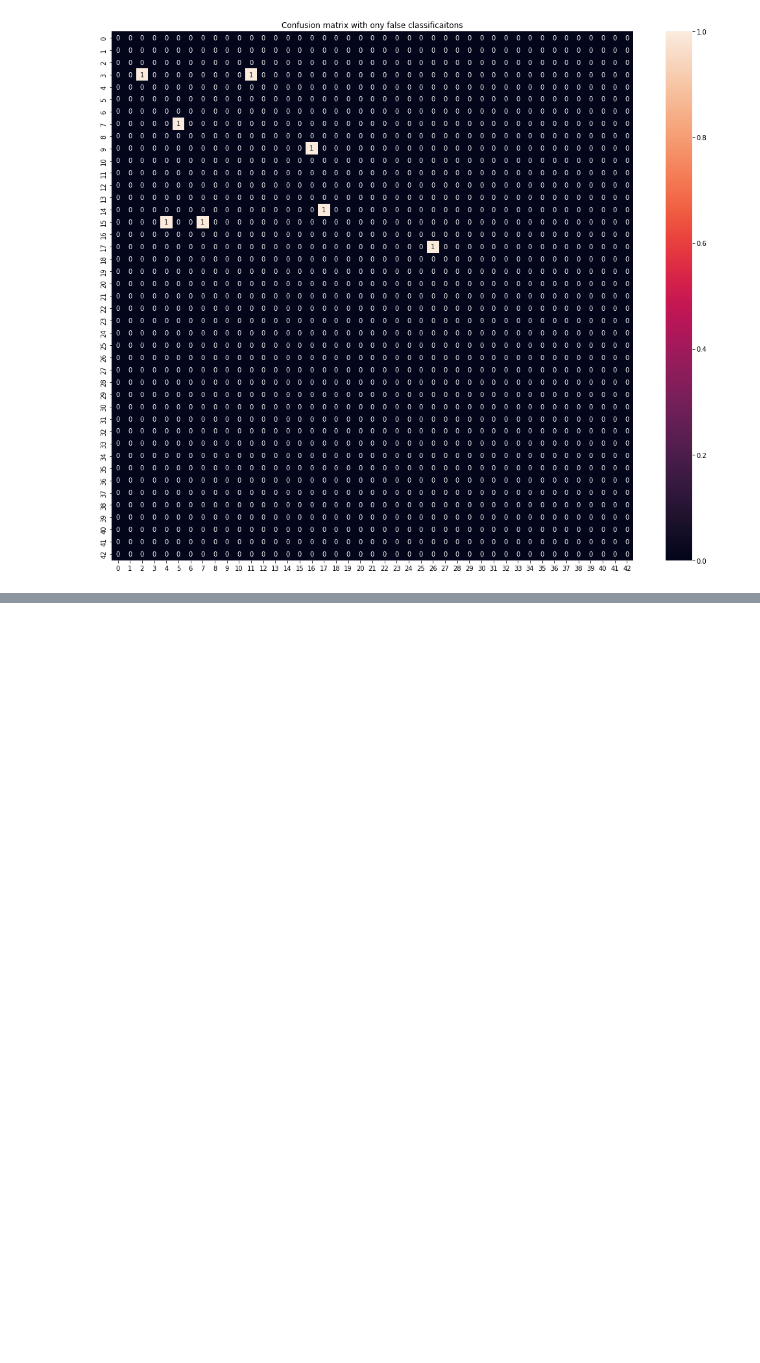
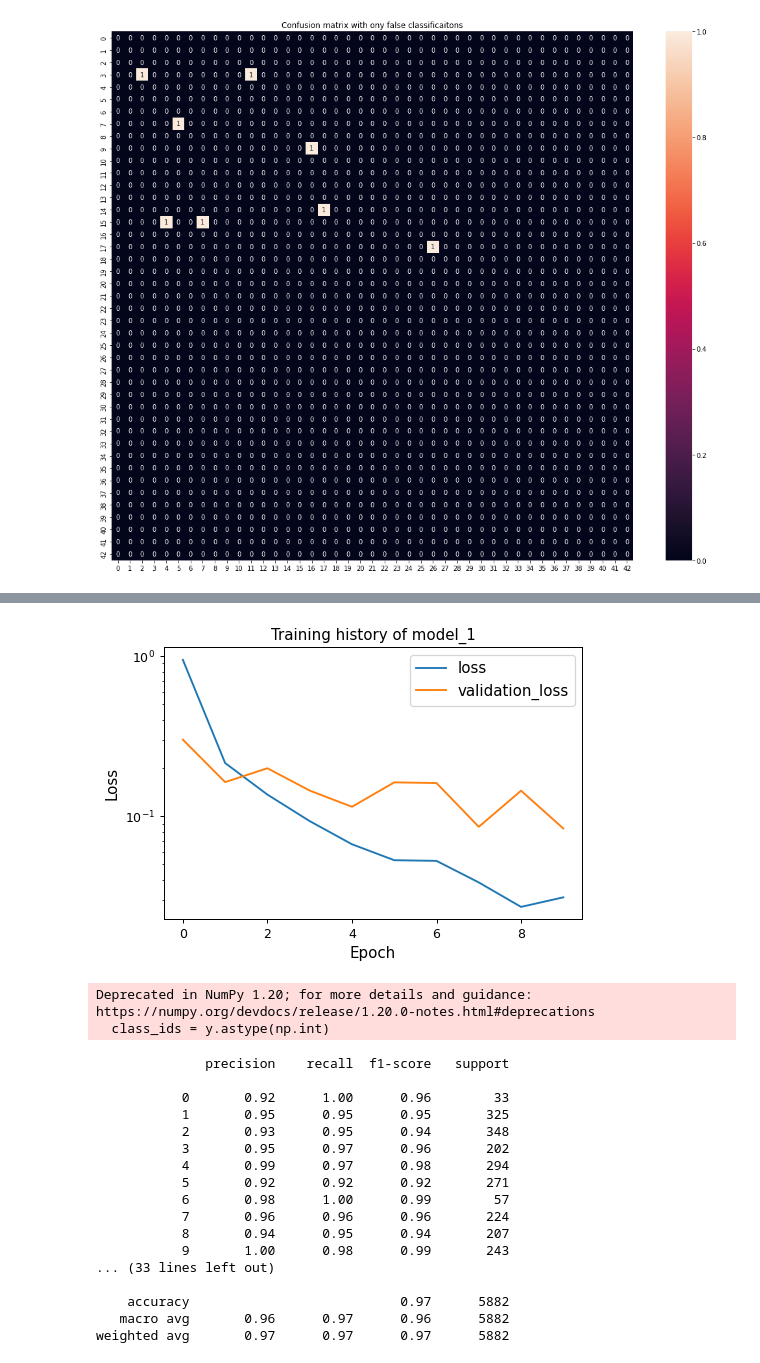
Before and after one commit to arnoldfreitas/BGA2_SoSe22, a Jupyter notebook: Paper/UE4_Aufgaben.ipynb, the cells around one changed output, grey strips where cells are left out. Cells and saved outputs as stored; diff of their text form; code cells hidden in the pictures; blank space fills up the shorter version.

```diff
--- a/Paper/UE4_Aufgaben.ipynb
+++ b/Paper/UE4_Aufgaben.ipynb
@@ -343,6 +428,7 @@ class RoadSignClassifier:
         self.y_test = y_test
         self.labels_train = None
         self.labels_test = None
+        self.labels_val = None
 
         # Predicted Data
         self.y_test_pred = None
@@ -448,6 +534,7 @@ class RoadSignClassifier:
         )
 
         # Fit model
+        # TODO: Why is data_augmentation commented out?
         self.training_hist = self.model.fit(
             #data_augmentation.flow(self.X_train, self.y_train, batch_size=self.batch_size),
             self.X_train,
@@ -626,0 +908,10 @@ sn.heatmap(df_cm_normalized, annot=True)
+# %%
+# Read all the Traffic Sign data
+X_train, X_val, X_test, y_train, y_val, y_test, labels_train, labels_val, labels_test = preprocessHOGData(DATA_PATH_HOG)
+
+print("X_train.shape = {}".format(X_train.shape))
+print("y_tain.shape = {}".format(y_train.shape))
+print("X_val.shape = {}".format(X_val.shape))
+print("y_val.shape = {}".format(y_val.shape))
+print("X_test.shape = {}".format(X_test.shape))
+print("y_test.shape = {}".format(y_test.shape))
@@ -626,0 +927,18 @@ sn.heatmap(df_cm_normalized, annot=True)
+# %%
+clf = MLPHOGClassifier(X_train, X_val, X_test, y_train, y_val, y_test, N_classes=43, name="model_1")
+
+# Labels
+clf.labels_train = labels_train
+clf.labels_val = labels_val
+clf.labels_test = labels_test
+
+# Set hyperparameters of model
+clf.learning_rate = 0.001
+clf.epochs = 10
+clf.batch_size = 64
+clf.patience = 10
+
+units = [200, 200, 150, 150, 100]
+# Create Model
+clf.createModel(units)
+clf.model.summary()
@@ -626,0 +966,3 @@ sn.heatmap(df_cm_normalized, annot=True)
+# %%
+# Fit Model
+clf.fit()
@@ -626,0 +994,27 @@ sn.heatmap(df_cm_normalized, annot=True)
+# %%
+# Plot loss history
+clf.plotLossHistory()
+
+# Evaluate Model
+clf.evaluate()
+# %% [output]
+[figure, added]
+Deprecated in NumPy 1.20; for more details and guidance: https://numpy.org/devdocs/release/1.20.0-notes.html#deprecations
+  class_ids = y.astype(np.int)
+              precision    recall  f1-score   support
+
+           0       0.92      1.00      0.96        33
+           1       0.95      0.95      0.95       325
+           2       0.93      0.95      0.94       348
+           3       0.95      0.97      0.96       202
+           4       0.99      0.97      0.98       294
+           5       0.92      0.92      0.92       271
+           6       0.98      1.00      0.99        57
+           7       0.96      0.96      0.96       224
+           8       0.94      0.95      0.94       207
+           9       1.00      0.98      0.99       243
+... (33 lines left out)
+
+    accuracy                           0.97      5882
+   macro avg       0.96      0.97      0.96      5882
+weighted avg       0.97      0.97      0.97      5882
```
Also changed, not shown: parts of 9 cells of this notebook, 5 other files.
